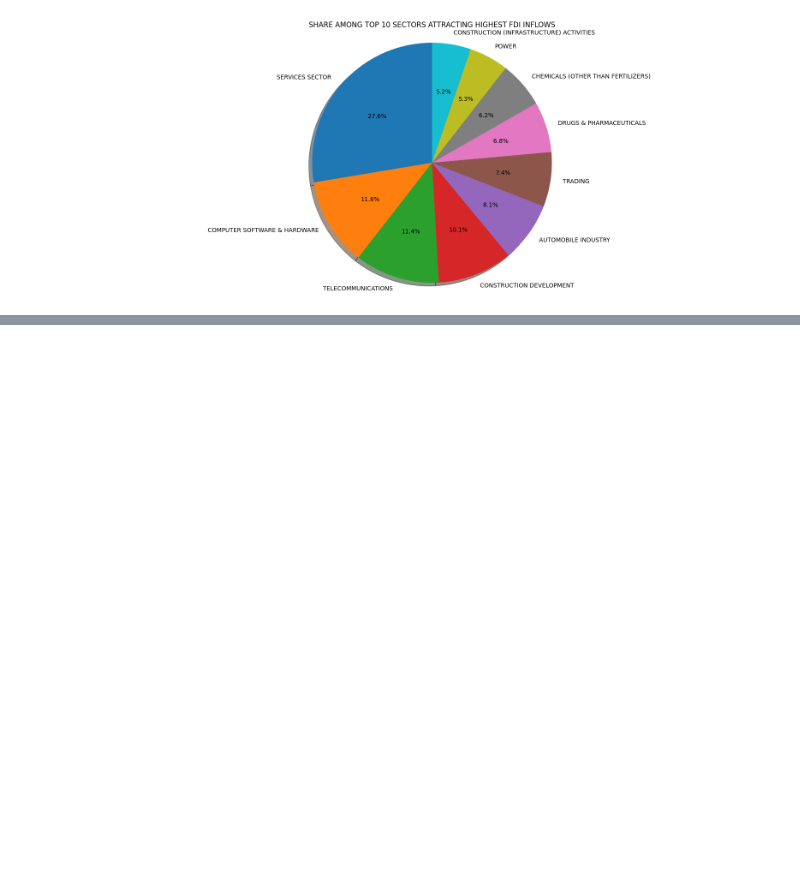
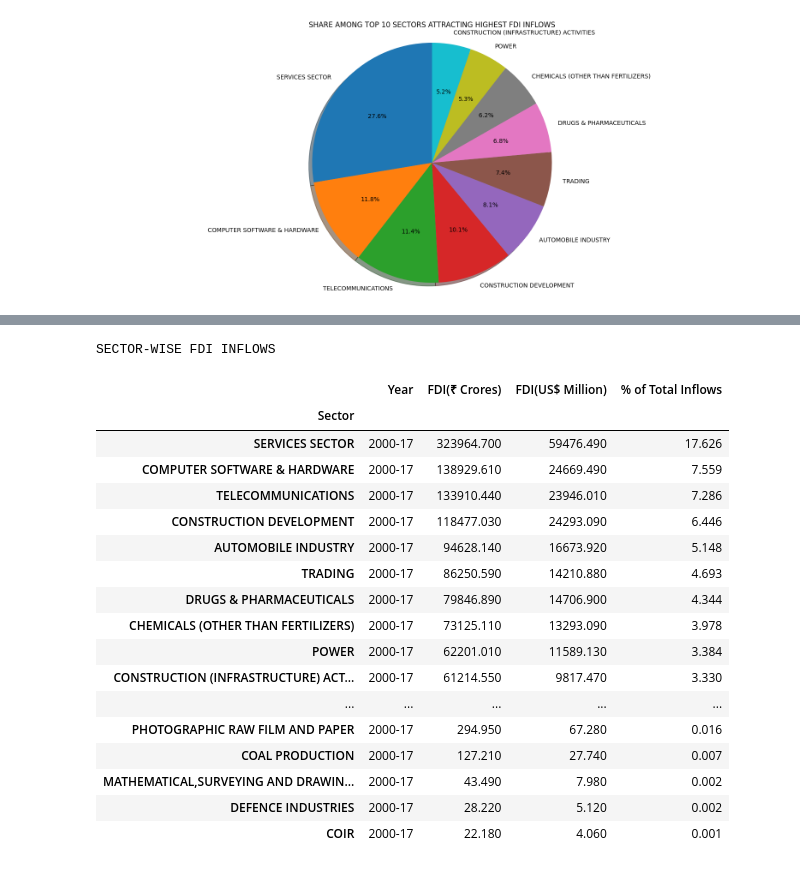
Before and after one commit to yash66gupta/FDI-Analysis, a Jupyter notebook: FDI_Analysis.ipynb, the cells around one changed output, grey strips where cells are left out. Saved outputs shown, nothing was run; the diff lists cells and outputs as text; code cells hidden in the pictures; blank space fills up the shorter version.

```diff
--- a/FDI_Analysis.ipynb
+++ b/FDI_Analysis.ipynb
@@ -340,0 +416,5 @@ plt.show()
+# %%
+Sectorwise_fdi['Year'] = '2000-17'  #Creating a new column with year 2000-17 in Sectorwise_fdi Dataframe
+# %%
+Sectorwise_fdi = Sectorwise_fdi[['Year','FDI(₹ Crores)', 'FDI(US$ Million)']]
+Sectorwise_fdi['% of Total Inflows'] = (Sectorwise_fdi['FDI(₹ Crores)']/ Sectorwise_fdi['FDI(₹ Crores)'].sum())*100
@@ -340,0 +427,24 @@ plt.show()
+# %%
+Sort_val1 = Sectorwise_fdi.sort_values('FDI(₹ Crores)',ascending=False)
+Sort_val= Sort_val1.style.set_caption("SECTOR-WISE FDI INFLOWS").format(precision=3)
+Sort_val
+# %% [output]
+SECTOR-WISE FDI INFLOWS
+|  | Year | FDI(₹ Crores) | FDI(US$ Million) | % of Total Inflows |
+| Sector |  |  |  |  |
+| SERVICES SECTOR | 2000-17 | 323964.700 | 59476.490 | 17.626 |
+| COMPUTER SOFTWARE & HARDWARE | 2000-17 | 138929.610 | 24669.490 | 7.559 |
+| TELECOMMUNICATIONS | 2000-17 | 133910.440 | 23946.010 | 7.286 |
+| CONSTRUCTION DEVELOPMENT | 2000-17 | 118477.030 | 24293.090 | 6.446 |
+| AUTOMOBILE INDUSTRY | 2000-17 | 94628.140 | 16673.920 | 5.148 |
+| TRADING | 2000-17 | 86250.590 | 14210.880 | 4.693 |
+| DRUGS & PHARMACEUTICALS | 2000-17 | 79846.890 | 14706.900 | 4.344 |
+| CHEMICALS (OTHER THAN FERTILIZERS) | 2000-17 | 73125.110 | 13293.090 | 3.978 |
+| POWER | 2000-17 | 62201.010 | 11589.130 | 3.384 |
+| CONSTRUCTION (INFRASTRUCTURE) ACT... | 2000-17 | 61214.550 | 9817.470 | 3.330 |
+| ... | ... | ... | ... | ... |
+| PHOTOGRAPHIC RAW FILM AND PAPER | 2000-17 | 294.950 | 67.280 | 0.016 |
+| COAL PRODUCTION | 2000-17 | 127.210 | 27.740 | 0.007 |
+| MATHEMATICAL,SURVEYING AND DRAWIN... | 2000-17 | 43.490 | 7.980 | 0.002 |
+| DEFENCE INDUSTRIES | 2000-17 | 28.220 | 5.120 | 0.002 |
+| COIR | 2000-17 | 22.180 | 4.060 | 0.001 |
```
Also changed, not shown: parts of 8 cells of this notebook.
